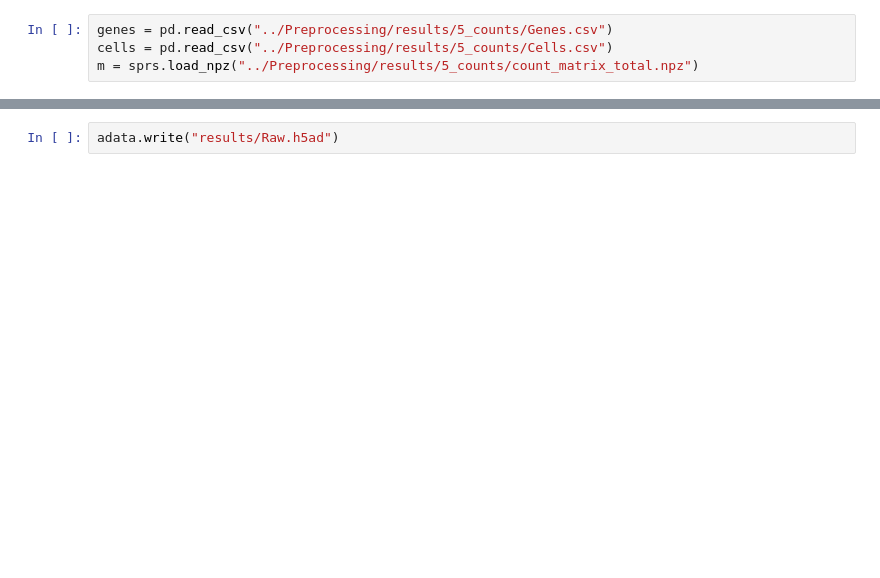
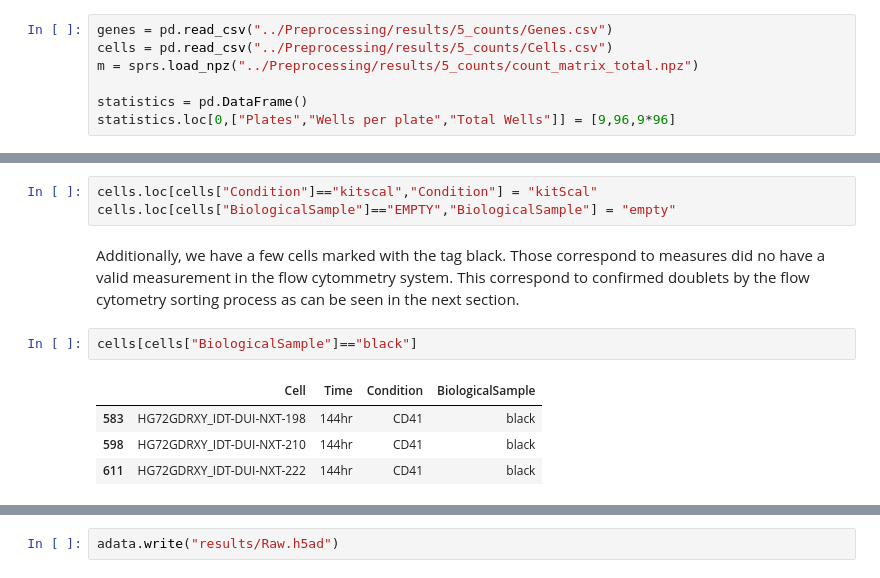
Before and after one commit to dsb-lab/blood_gastruloids, a Jupyter notebook: Analysis/0_Make_h5ad_file.ipynb, the cells around one changed output, grey strips where cells are left out. Saved outputs shown, nothing was run; the diff lists cells and outputs as text; blank space fills up the shorter version.

```diff
--- a/Analysis/0_Make_h5ad_file.ipynb
+++ b/Analysis/0_Make_h5ad_file.ipynb
@@ -10,3 +15,6 @@ warnings.filterwarnings("ignore")
 genes = pd.read_csv("../Preprocessing/results/5_counts/Genes.csv")
 cells = pd.read_csv("../Preprocessing/results/5_counts/Cells.csv")
 m = sprs.load_npz("../Preprocessing/results/5_counts/count_matrix_total.npz")
+
+statistics = pd.DataFrame()
+statistics.loc[0,["Plates","Wells per plate","Total Wells"]] = [9,96,9*96]
@@ -30,0 +86,12 @@ cells = cells[cells["Lane"]==2].reset_index(drop=True)
+# %%
+cells.loc[cells["Condition"]=="kitscal","Condition"] = "kitScal"
+cells.loc[cells["BiologicalSample"]=="EMPTY","BiologicalSample"] = "empty"
+# %% [markdown]
+Additionally, we have a few cells marked with the tag black. Those correspond to measures did no have a valid measurement in the flow cytommetry system. This correspond to confirmed doublets by the flow cytometry sorting process as can be seen in the next section.
+# %%
+cells[cells["BiologicalSample"]=="black"]
+# %% [output]
+|  | Cell | Time | Condition | BiologicalSample |
+| 583 | HG72GDRXY_IDT-DUI-NXT-198 | 144hr | CD41 | black |
+| 598 | HG72GDRXY_IDT-DUI-NXT-210 | 144hr | CD41 | black |
+| 611 | HG72GDRXY_IDT-DUI-NXT-222 | 144hr | CD41 | black |
```
Also changed, not shown: parts of 23 cells of this notebook, 16 other files.
